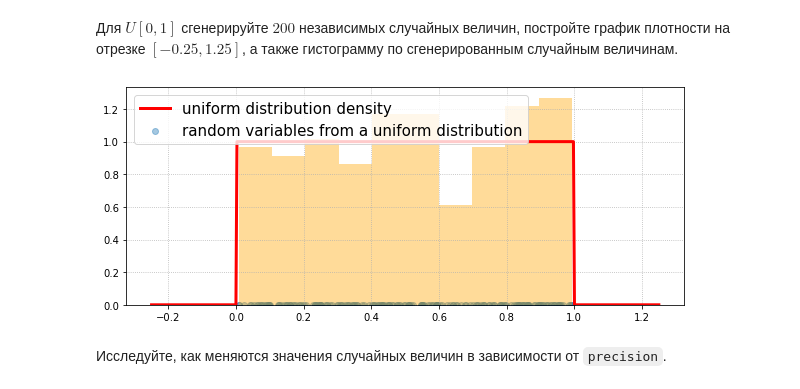
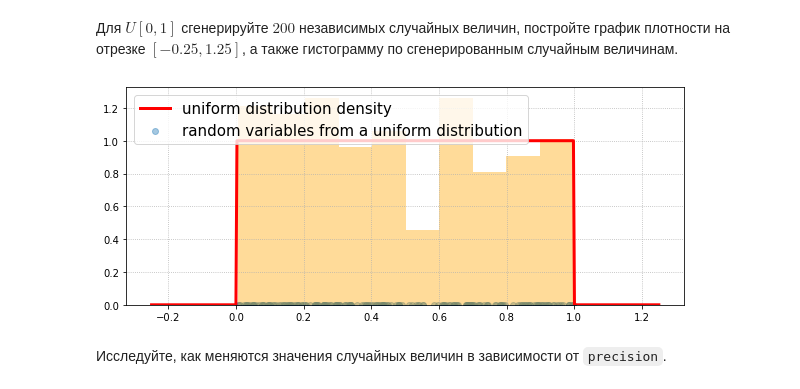
Before and after one commit to 15Andrew43/data-analysis-python, a Jupyter notebook: task1/task1.ipynb, the cells around one changed output. Saved outputs shown, nothing was run; the diff lists cells and outputs as text; code cells hidden in the pictures.

```diff
--- a/task1/task1.ipynb
+++ b/task1/task1.ipynb
@@ -73,6 +73,9 @@ def uniform(size=(2, 5), precision=30):
         return int(''.join(i), 2) / 2**precision
     random_variables = np.array(list(map(lambda i: f(i), random_variables)))
     return random_variables
+
+def uniform1(size=1, precision=30):
+    return coin(np.append(size, precision)) @ 0.5 ** np.arange(1, precision + 1)
 # %% [markdown]
 Для $U[0, 1]$ сгенерируйте $200$ независимых случайных величин, постройте график плотности на отрезке $[-0.25, 1.25]$, а также гистограмму по сгенерированным случайным величинам.
 # %%
@@ -80,7 +83,7 @@ size = 200
 grid = np.linspace(-0.25, 1.25, 500)
         #<функция из numpy для создания равномерной сетки
         #от -0.25 до 1.25 на 500 точек>
-sample = uniform(size, 50)
+sample = uniform1(size, 50)
         #<Сгенерируйте size случайных величин точности 50>
 
 # Отрисовка графика
@@ -99,34 +102,34 @@ plt.scatter(
 
 # по точкам строим нормированную полупрозрачную гистограмму
 plt.hist(
     sample,
     bins=10,
         #<10 столбиков>,
     density = True,
         #<нормировка столбиков>
     alpha=0.4,
         #<прозрачность столбиков равна 0.4>,
     color='orange'
         #<оранжевый цвет столбиков>
 )
 
 # рисуем график плотности
 plt.plot(
     grid,
     sps.uniform.pdf(grid),
         #<Посчитайте плотность в точках grid, используя sps.uniform.pdf>,
     color='r',
         #<красный цвет линии>,
     linewidth=3,
         #<толщина линии равна 3>,
     label=r'uniform distribution density'
         #<подпись линии в легенде к графику>
 )
 plt.legend(fontsize=15, loc=2)
 plt.grid(ls=':')
 plt.show()
 # %% [output]
-[figure, old version]
+[figure, new version]
 # %% [markdown]
 Исследуйте, как меняются значения случайных величин в зависимости от `precision`.
 # %%
```
Also changed, not shown: parts of 5 cells of this notebook.
